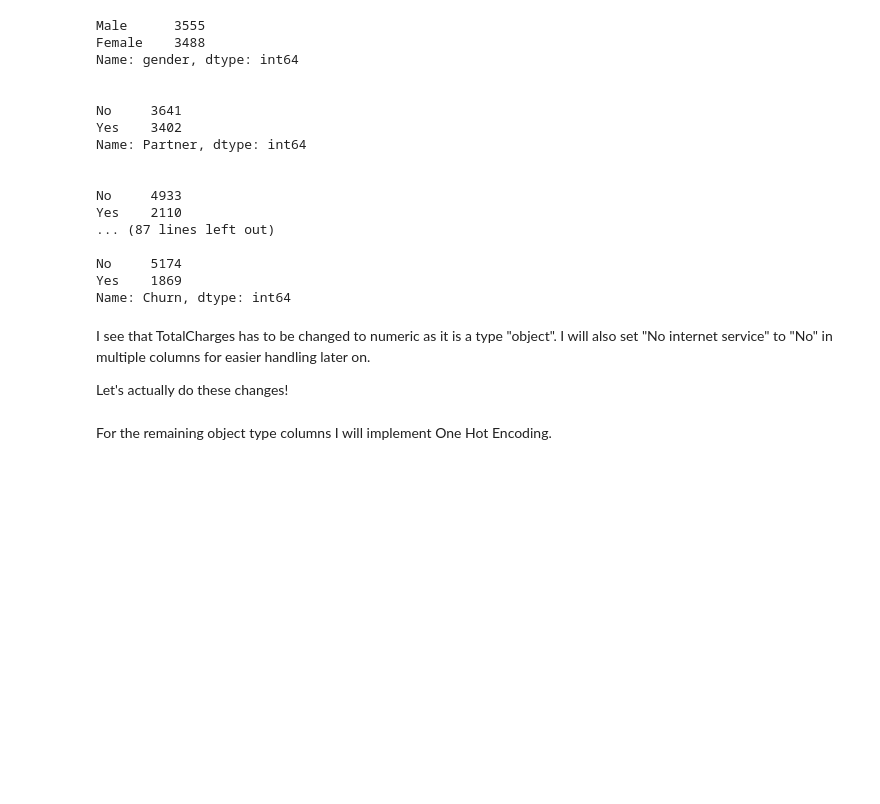
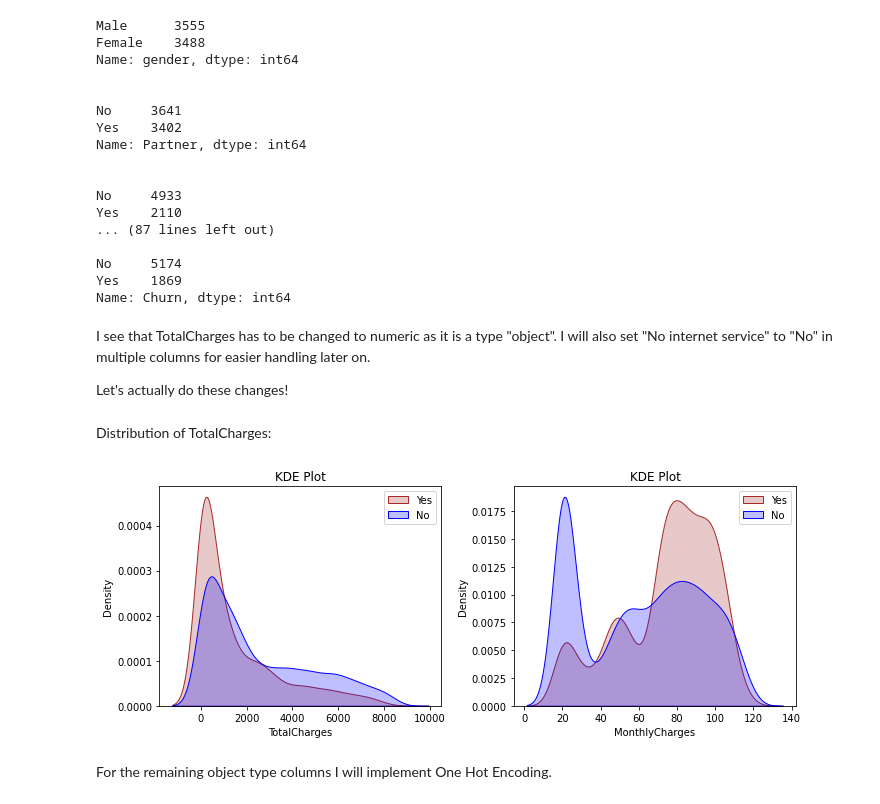
Before and after one commit to DavidM199/MLE_Portfolio_Project, a Jupyter notebook: portfolio_project.ipynb, the cells around one changed output. Drawn from its saved outputs; the diff is of its cells as text; code cells hidden in the pictures; blank space fills up the shorter version.

```diff
--- a/portfolio_project.ipynb
+++ b/portfolio_project.ipynb
@@ -107,6 +107,22 @@ churn_df['gender'] = churn_df['gender'].map({"Male":0, "Female":1})
 
 churn_df["TotalCharges"] = pd.to_numeric(churn_df["TotalCharges"], errors='coerce')
 churn_df['TotalCharges'] = churn_df['TotalCharges'].fillna(churn_df['TotalCharges'].mean())
+# %% [markdown]
+Distribution of TotalCharges:
+# %%
+fig , ax = plt.subplots(1,2,figsize=(10,4))
+sns.kdeplot(churn_df["TotalCharges"][churn_df["Churn"] == 1],fill=True,ax=ax[0], color='brown')
+sns.kdeplot(churn_df["TotalCharges"][churn_df["Churn"] == 0],fill=True,ax=ax[0], color='blue')
+ax[0].legend(["Yes","No"])
+ax[0].set_title("KDE Plot");
+
+sns.kdeplot(churn_df["MonthlyCharges"][churn_df["Churn"] == 1],fill=True,ax=ax[1], color='brown')
+sns.kdeplot(churn_df["MonthlyCharges"][churn_df["Churn"] == 0],fill=True,ax=ax[1], color='blue')
+ax[1].legend(["Yes","No"])
+ax[1].set_title("KDE Plot")
+fig.tight_layout(h_pad=2)
+# %% [output]
+[figure, added]
 # %% [markdown]
 For the remaining object type columns I will implement One Hot Encoding.
 # %%
```
Also changed, not shown: parts of 17 cells of this notebook.
